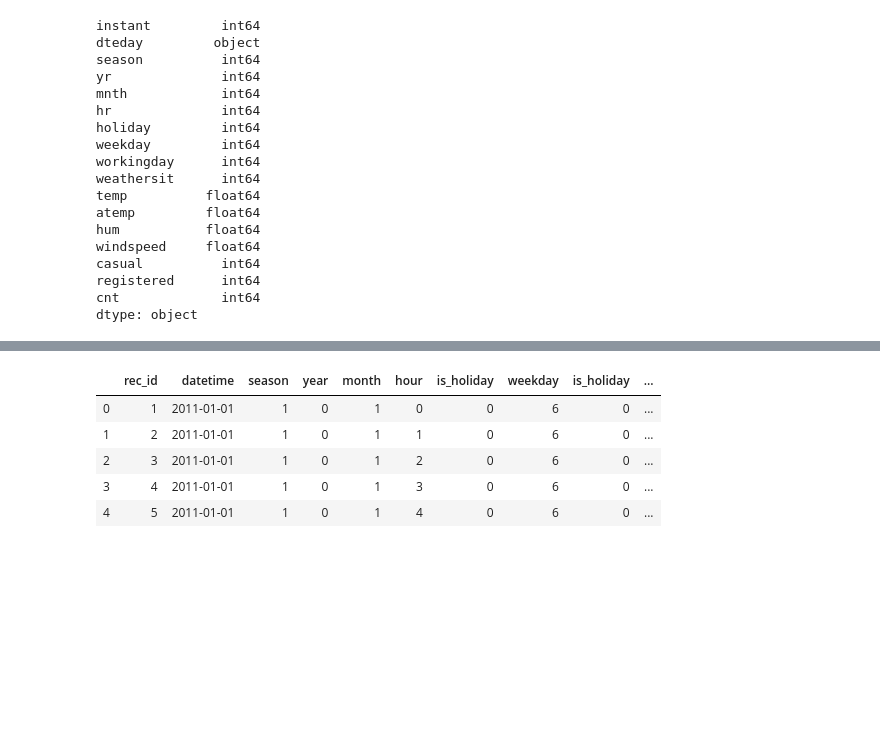
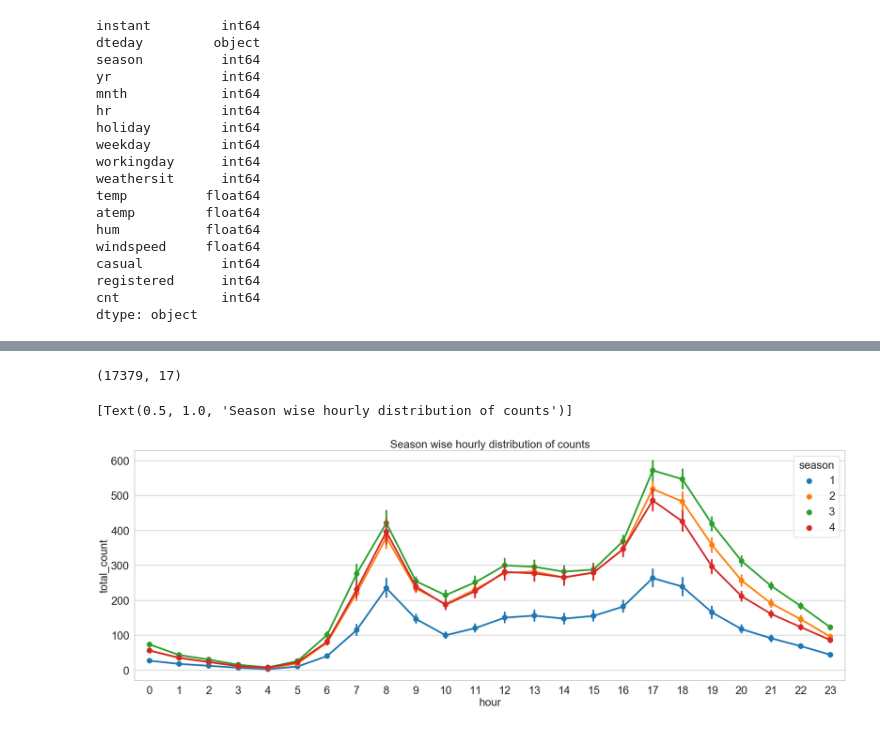
Before and after one commit to SrinivasaDK/datascience-projects, a Jupyter notebook: real_world_case_studies/bike_sharing_trends_analysis/Bike Sharing Trends Analysis.ipynb, the cells around one changed output, grey strips where cells are left out. Cells and saved outputs as stored; diff of their text form; code cells hidden in the pictures; blank space fills up the shorter version.

```diff
--- a/real_world_case_studies/bike_sharing_trends_analysis/Bike Sharing Trends Analysis.ipynb
+++ b/real_world_case_studies/bike_sharing_trends_analysis/Bike Sharing Trends Analysis.ipynb
@@ -56,7 +79,7 @@ dtype: object
 hour_df.rename(columns = {'instant':'rec_id',
                          'dteday':'datetime',
                          'holiday':'is_holiday',
-                         'workingday':'is_holiday',
+                         'workingday':'is_workingday',
                          'weathersit':'weather_condition',
                          'hum':'humidity',
                          'mnth':'month',
@@ -66,9 +100,32 @@ hour_df.rename(columns = {'instant':'rec_id',
 # %%
-hour_df.head()
+hour_df.shape
 # %% [output]
-|  | rec_id | datetime | season | year | month | hour | is_holiday | weekday | is_holiday | ... |
-| 0 | 1 | 2011-01-01 | 1 | 0 | 1 | 0 | 0 | 6 | 0 | ... |
-| 1 | 2 | 2011-01-01 | 1 | 0 | 1 | 1 | 0 | 6 | 0 | ... |
-| 2 | 3 | 2011-01-01 | 1 | 0 | 1 | 2 | 0 | 6 | 0 | ... |
-| 3 | 4 | 2011-01-01 | 1 | 0 | 1 | 3 | 0 | 6 | 0 | ... |
-| 4 | 5 | 2011-01-01 | 1 | 0 | 1 | 4 | 0 | 6 | 0 | ... |
+(17379, 17)
+# %%
+# perform type-casting of attributes using utilities like pd.to_datetime() and astype()
+
+# date time conversion
+
+hour_df['datetime'] = pd.to_datetime(hour_df.datetime)
+
+# categorical variables
+hour_df['season'] = hour_df.season.astype('category')
+hour_df['is_holiday'] = hour_df.is_holiday.astype('category')
+hour_df['weekday'] = hour_df.weekday.astype('category')
+hour_df['weather_condition'] = hour_df.weather_condition.astype('category')
+hour_df['is_workingday'] = hour_df.is_workingday.astype('category')
+hour_df['month'] = hour_df.month.astype('category')
+hour_df['year'] = hour_df.year.astype('category')
+hour_df['hour'] = hour_df.hour.astype('category')
+# %%
+# visualizing hourly ridership counts across the seasons
+fix,ax = plt.subplots()
+sn.pointplot(data=hour_df[['hour',
+                           'total_count',
+                           'season']],
+             x='hour',y='total_count',
+             hue='season',ax=ax)
+ax.set(title="Season wise hourly distribution of counts")
+# %% [output]
+[Text(0.5, 1.0, 'Season wise hourly distribution of counts')]
+[figure, added]
```
Also changed, not shown: parts of 7 cells of this notebook, 13 other files.
